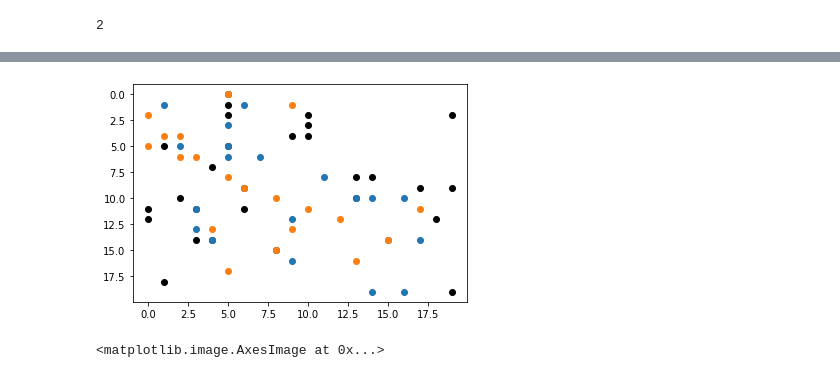
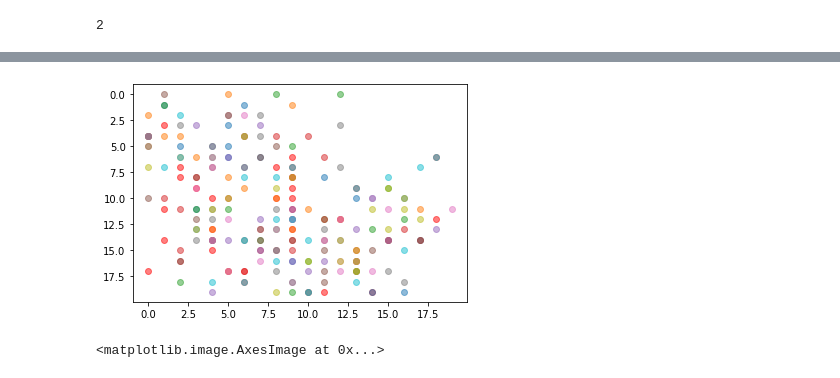
Before and after one commit to chajath/polsim1, a Jupyter notebook: polsim1.ipynb, the cells around one changed output, grey strips where cells are left out. Saved outputs shown, nothing was run; the diff lists cells and outputs as text; code cells hidden in the pictures.

Commit message:
Add population assignment
Also add max resource constraint per location

```diff
--- a/polsim1.ipynb
+++ b/polsim1.ipynb
@@ -177,4 +176,6 @@ model.Minimize(goals)
+# %%
+model_2, q_2, x_ijs_2 = mincost_flow_model(z_s, q_limit=2)
 # %%
 solver = cp_model.CpSolver()
-solver.parameters.max_time_in_seconds = 120.0
+solver.parameters.max_time_in_seconds = 300.0
 # %%
@@ -184,6 +185,5 @@ print(status)
 # %% [output]
 2
 # %%
-for i in range(MAP_DIM**2):
-    if solver.Value(q[i]) > 0:
-        print(f'{i}:{solver.Value(q[i])}')
+# Assigned resources.
+zx_c={i:solver.Value(q_2[i]) for i in range(MAP_DIM**2) if solver.Value(q_2[i]) > 0}
@@ -213,0 +210,3 @@ zx = [i for i in range(MAP_DIM**2) if solver.Value(q[i])>0]
+# %%
+# Assigned positions
+zx = list(zx_c.keys())
@@ -214,10 +233,10 @@ zx = [i for i in range(MAP_DIM**2) if solver.Value(q[i])>0]
 # %%
-plt.scatter(*np.unravel_index(zx, (MAP_DIM, MAP_DIM)), color='black').axes.invert_yaxis()
+plt.scatter(*np.unravel_index(zx, (MAP_DIM, MAP_DIM)), color='red', alpha=0.5).axes.invert_yaxis()
 for z in z_s:
-    plt.scatter(*np.unravel_index(z, (MAP_DIM, MAP_DIM))).axes.invert_yaxis()
+    plt.scatter(*np.unravel_index(z, (MAP_DIM, MAP_DIM)), alpha=0.5).axes.invert_yaxis()
 plt.show()
 # %% [output]
-[figure, old version]
+[figure, new version]
 # %%
 plt.imshow(np.reshape(C_probs, (MAP_DIM, MAP_DIM)))
 # %% [output]
```
Also changed, not shown: parts of 44 cells of this notebook, 6 other files.
